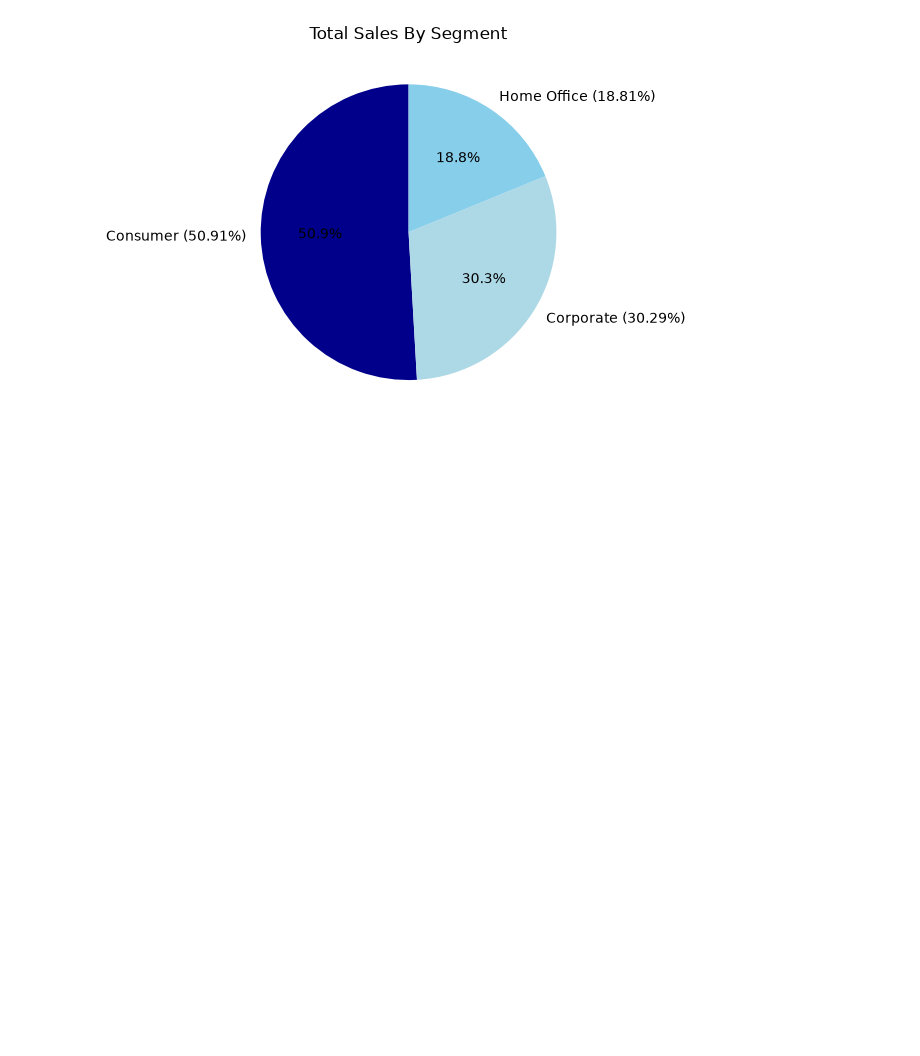
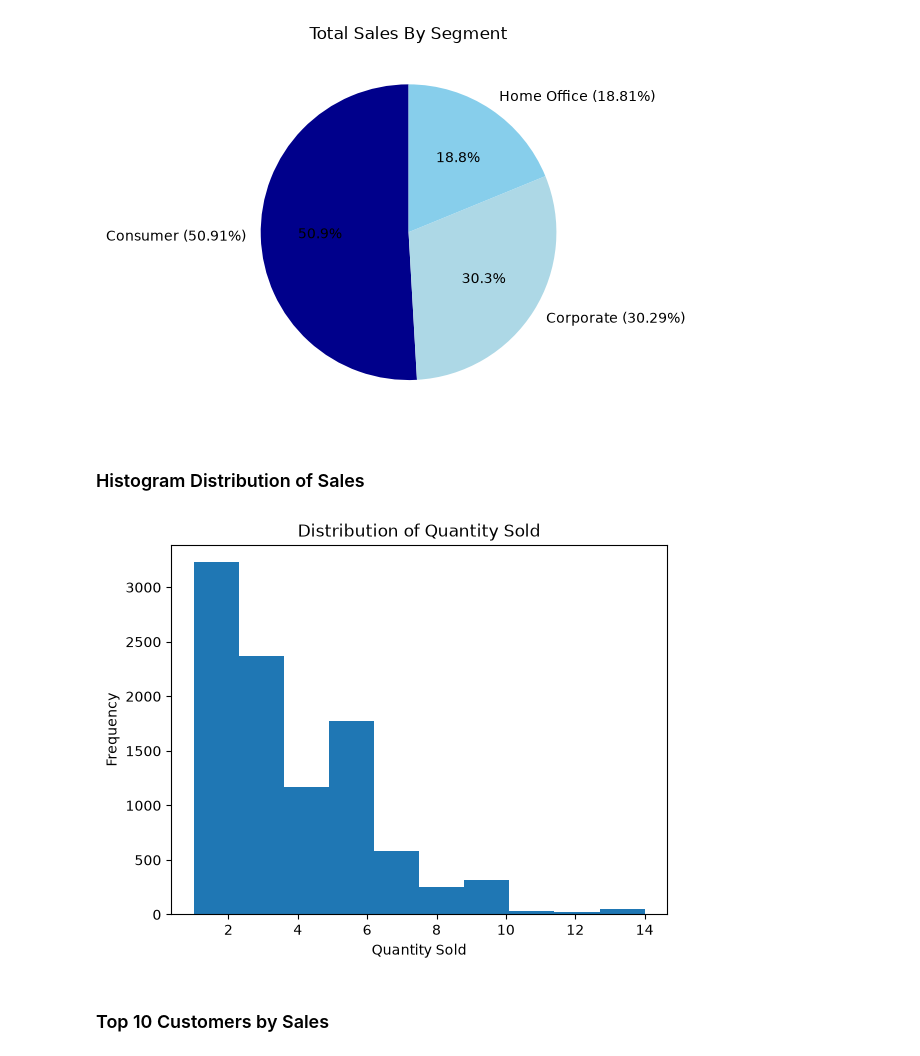
Before and after one commit to WillardDev/Python_Data_Analysis, a Jupyter notebook: Foundations_of_Matplotlib.ipynb, the cells around one changed output. Saved outputs shown, nothing was run; the diff lists cells and outputs as text; code cells hidden in the pictures; blank space fills up the shorter version.

```diff
--- a/Foundations_of_Matplotlib.ipynb
+++ b/Foundations_of_Matplotlib.ipynb
@@ -136,3 +136,17 @@ sales_by_segment.plot(
 plt.show()
 # %% [output]
 [figure]
+# %% [markdown]
+### Histogram Distribution of Sales
+# %%
+# df['Quantity'].plot(kind='hist', title='Distribution of Quantity Sold')
+
+plt.hist(df['Quantity'])
+plt.title('Distribution of Quantity Sold')
+plt.xlabel('Quantity Sold')
+plt.ylabel('Frequency')
+plt.show()
+# %% [output]
+[figure, added]
+# %% [markdown]
+### Top 10 Customers by Sales
```
Also changed, not shown: parts of 2 cells of this notebook.
